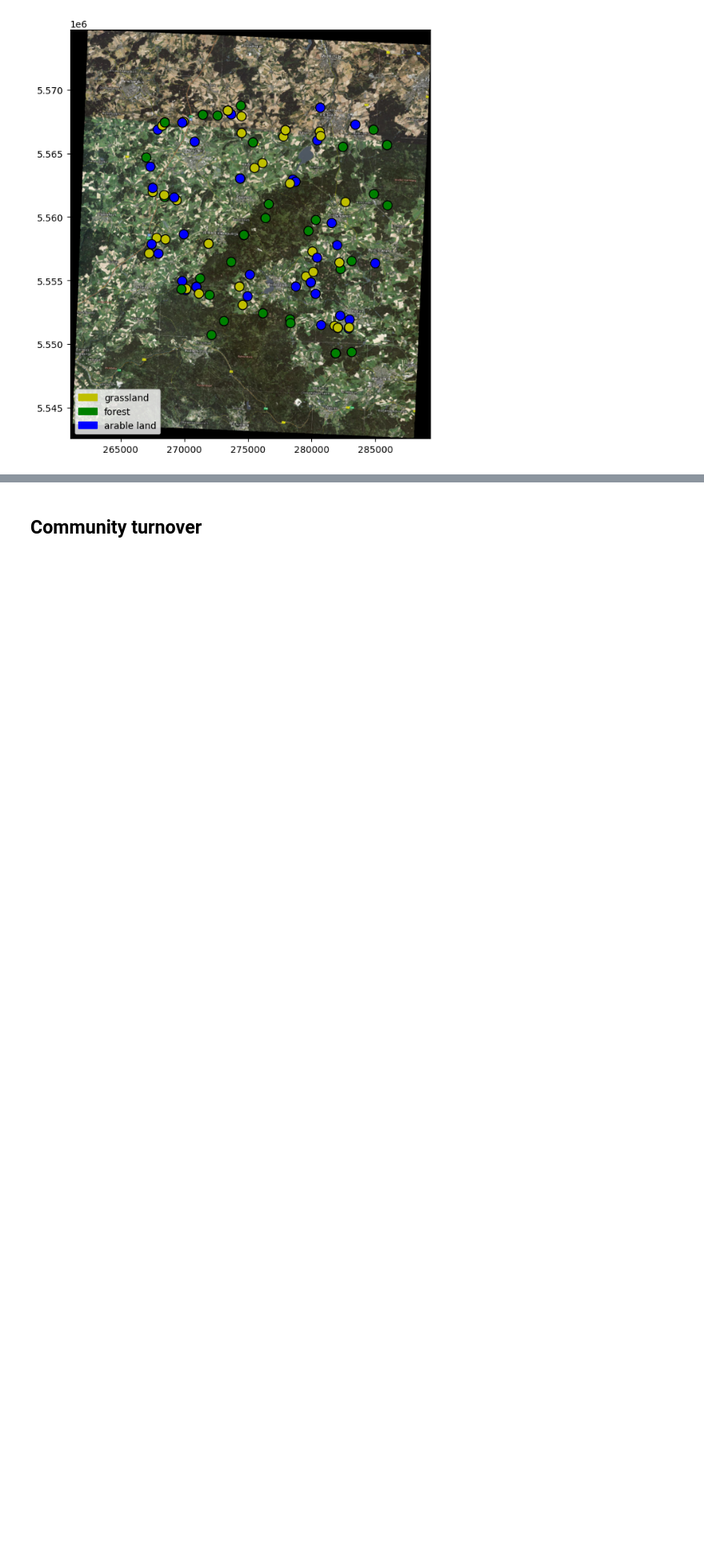
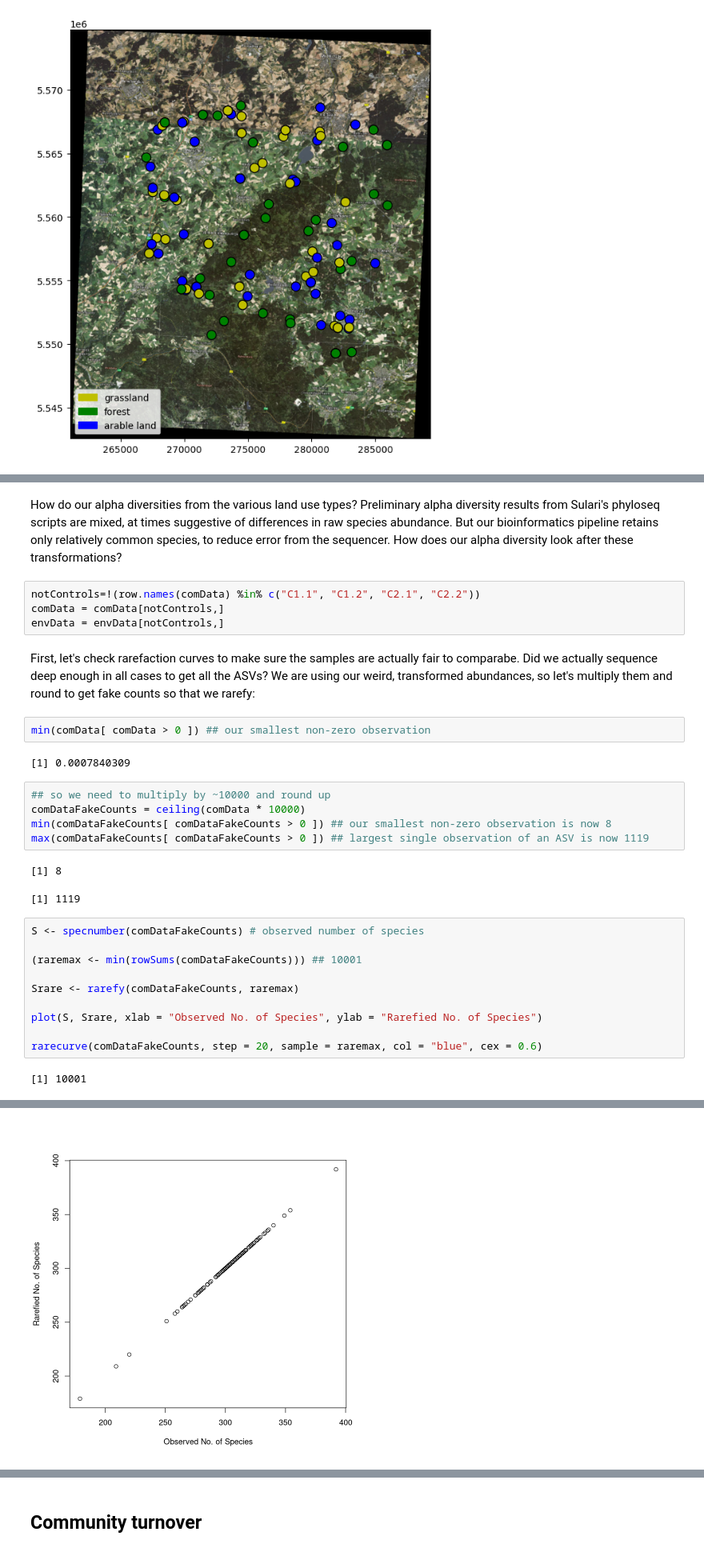
Before and after one commit to danchurch/fichtelgebirgeSoils, a Jupyter notebook: spatialAnalysis/spatialAnalysisSulariData.ipynb, the cells around one changed output, grey strips where cells are left out. Shown at 80% size. Cells and saved outputs as stored; diff of their text form; blank space fills up the shorter version.

Commit message:
alphadone

```diff
--- a/spatialAnalysis/spatialAnalysisSulariData.ipynb
+++ b/spatialAnalysis/spatialAnalysisSulariData.ipynb
@@ -171,0 +187,32 @@ ax.legend(handles=[grassPatch, forestPatch, farmPatch],
+# %% [markdown]
+How do our alpha diversities from the various land use types? Preliminary alpha diversity results from Sulari's phyloseq scripts are mixed, at times suggestive of differences in raw species abundance. But our bioinformatics pipeline retains only relatively common species, to reduce error from the sequencer. How does our alpha diversity look after these transformations?
+# %%
+notControls=!(row.names(comData) %in% c("C1.1", "C1.2", "C2.1", "C2.2"))
+comData = comData[notControls,]
+envData = envData[notControls,]
+# %% [markdown]
+First, let's check rarefaction curves to make sure the samples are actually fair to comparabe. Did we actually sequence deep enough in all cases to get all the ASVs? We are using our weird, transformed abundances, so let's multiply them and round to get fake counts so that we rarefy:
+# %%
+min(comData[ comData > 0 ]) ## our smallest non-zero observation
+# %% [output]
+[1] 0.0007840309
+# %%
+## so we need to multiply by ~10000 and round up
+comDataFakeCounts = ceiling(comData * 10000)
+min(comDataFakeCounts[ comDataFakeCounts > 0 ]) ## our smallest non-zero observation is now 8
+max(comDataFakeCounts[ comDataFakeCounts > 0 ]) ## largest single observation of an ASV is now 1119
+# %% [output]
+[1] 8
+[1] 1119
+# %%
+S <- specnumber(comDataFakeCounts) # observed number of species
+
+(raremax <- min(rowSums(comDataFakeCounts))) ## 10001
+
+Srare <- rarefy(comDataFakeCounts, raremax)
+
+plot(S, Srare, xlab = "Observed No. of Species", ylab = "Rarefied No. of Species")
+
+rarecurve(comDataFakeCounts, step = 20, sample = raremax, col = "blue", cex = 0.6)
+# %% [output]
+[1] 10001
@@ -171,0 +223 @@ ax.legend(handles=[grassPatch, forestPatch, farmPatch],
+[figure, added]
```
Also changed, not shown: parts of 23 cells of this notebook, 1 other file.
